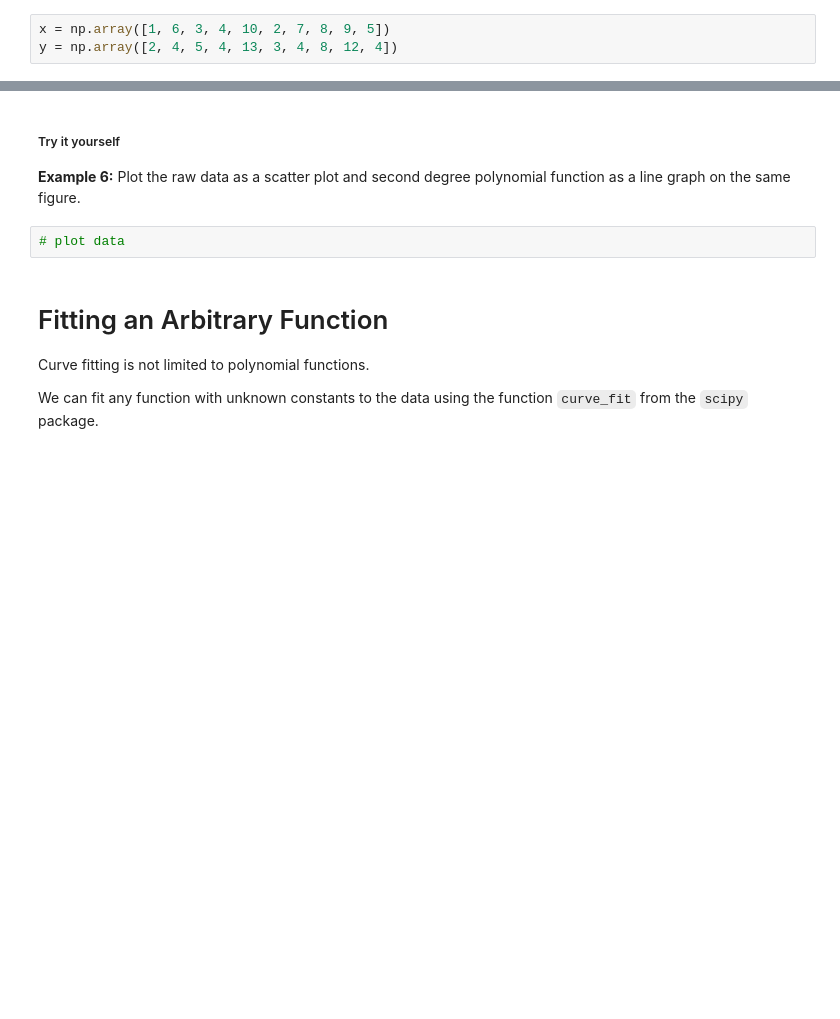
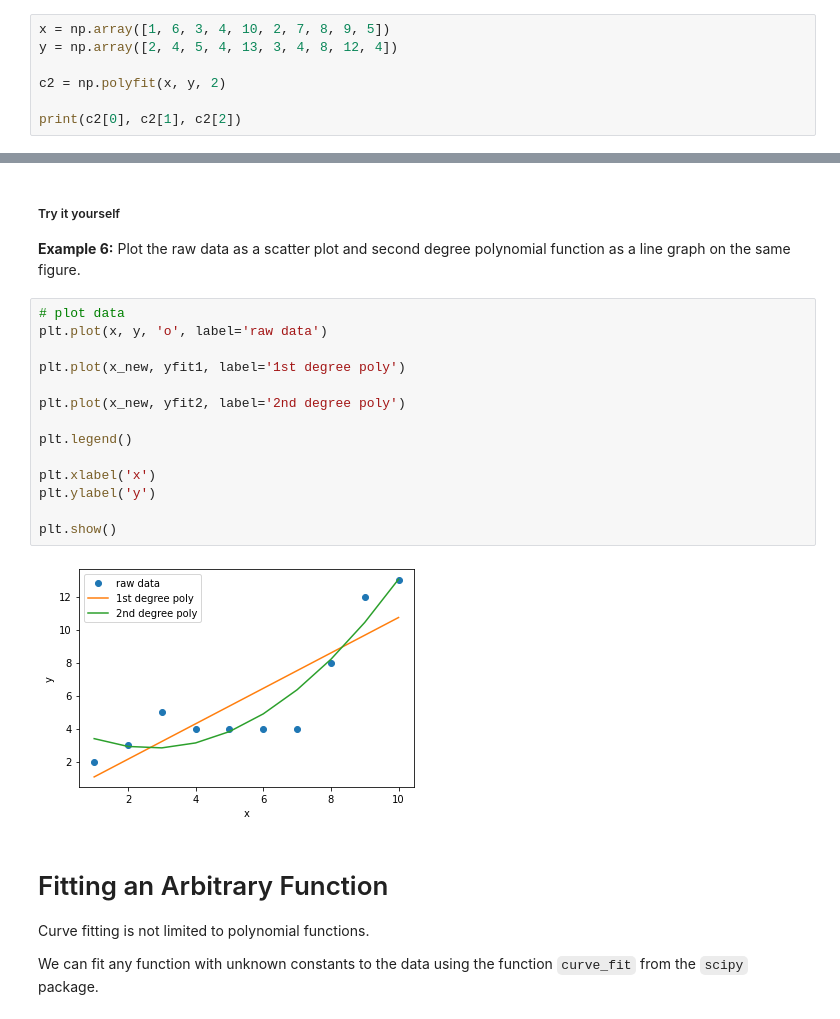
Before and after one commit to hphilamore/UoB_ICP_2021, a Jupyter notebook: Week_9.2-Curve_fitting.ipynb, the cells around one changed output, grey strips where cells are left out. Drawn from its saved outputs; the diff is of its cells as text; blank space fills up the shorter version.

```diff
--- a/Week_9.2-Curve_fitting.ipynb
+++ b/Week_9.2-Curve_fitting.ipynb
@@ -90,3 +99,7 @@ Print the coefficients of the fitted function.
 # %%
 x = np.array([1, 6, 3, 4, 10, 2, 7, 8, 9, 5])
 y = np.array([2, 4, 5, 4, 13, 3, 4, 8, 12, 4])
+
+c2 = np.polyfit(x, y, 2)
+
+print(c2[0], c2[1], c2[2])
@@ -129,8 +164,22 @@ __Example 5:__ Plot the raw data as a scatter plot and fitted linear function as
 
 
 __Example 6:__ Plot the raw data as a scatter plot and second degree polynomial function as a line graph  on the same figure.
-# %%
-# plot data
+# %%
+# plot data
+plt.plot(x, y, 'o', label='raw data')
+
+plt.plot(x_new, yfit1, label='1st degree poly')
+
+plt.plot(x_new, yfit2, label='2nd degree poly')
+
+plt.legend()
+
+plt.xlabel('x')
+plt.ylabel('y')
+
+plt.show()
+# %% [output]
+[figure, added]
 # %% [markdown]
 <a id='FittingArbitraryFunction'></a>
 # Fitting an Arbitrary Function
```
Also changed, not shown: parts of 11 cells of this notebook, 2 other files.
